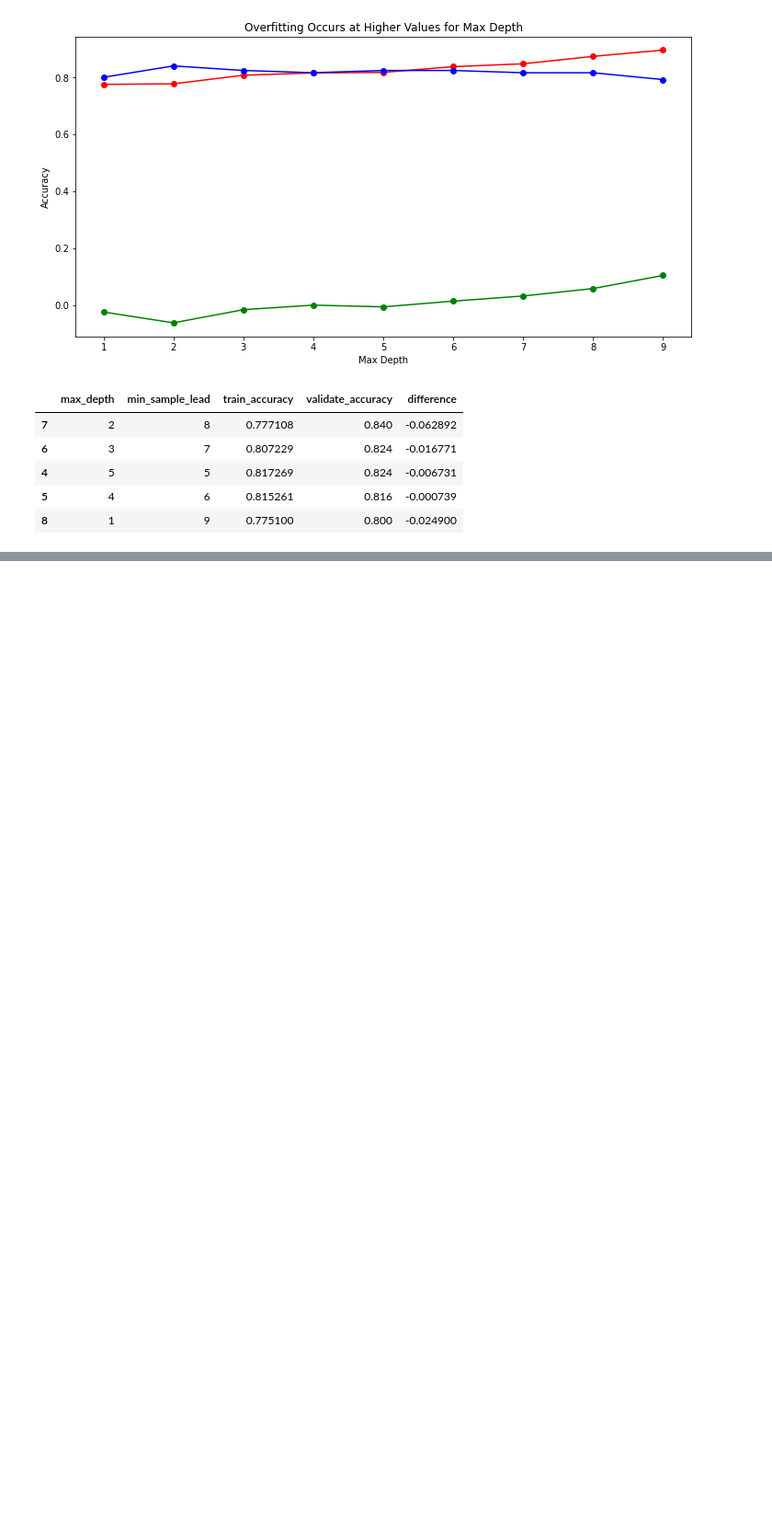
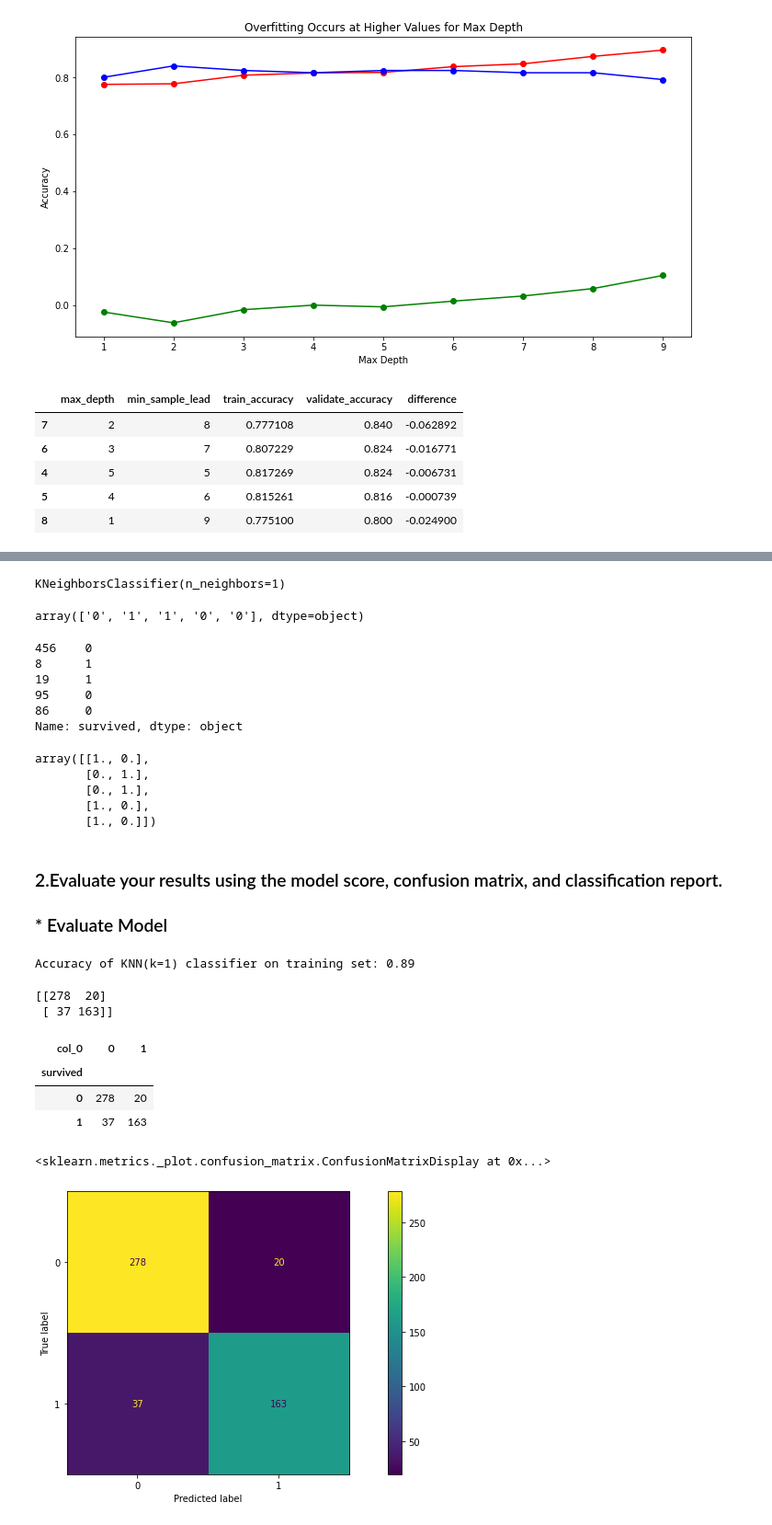
Before and after one commit to Chenchen070/Classification, a Jupyter notebook: model.ipynb, the cells around one changed output, grey strips where cells are left out. Shown: that part at 92% size. Drawn from its saved outputs; the diff is of its cells as text; code cells hidden in the pictures; blank space fills up the shorter version.

```diff
--- a/model.ipynb
+++ b/model.ipynb
@@ -941,0 +873,66 @@ df[df.difference <= 0.01].sort_values(by=['validate_accuracy', 'difference'], as
+# %%
+from sklearn.neighbors import KNeighborsClassifier
+from model import map_setosa_knn, train_validate_test_split
+
+# Create KNN Object
+knn1 = KNeighborsClassifier(n_neighbors=1, weights='uniform')
+# %%
+# Fit the Model to the Training Data
+knn1.fit(X_train, y_train)
+# %% [output]
+KNeighborsClassifier(n_neighbors=1)
+# %%
+# Make Predictions
+y_pred1 = knn1.predict(X_train)
+y_pred1[:5]
+# %% [output]
+array(['0', '1', '1', '0', '0'], dtype=object)
+# %%
+y_train[:5]
+# %% [output]
+456    0
+8      1
+19     1
+95     0
+86     0
+Name: survived, dtype: object
+# %%
+# Estimate Probability
+y_pred_proba1 = knn1.predict_proba(X_train)
+y_pred_proba1[:5]
+# %% [output]
+array([[1., 0.],
+       [0., 1.],
+       [0., 1.],
+       [1., 0.],
+       [1., 0.]])
+# %% [markdown]
+### 2.Evaluate your results using the model score, confusion matrix, and classification report.
+
+### *  Evaluate Model
+# %%
+# Compute the Accuracy
+
+print('Accuracy of KNN(k=1) classifier on training set: {:.2f}'
+     .format(knn1.score(X_train, y_train)))
+# %% [output]
+Accuracy of KNN(k=1) classifier on training set: 0.89
+# %%
+# Create a Confusion Matrix
+
+print(confusion_matrix(y_train, y_pred1))
+# %% [output]
+[[278  20]
+ [ 37 163]]
+# %%
+pd.crosstab(y_train, y_pred1)
+# %% [output]
+| col_0 | 0 | 1 |
+| survived |  |  |
+| 0 | 278 | 20 |
+| 1 | 37 | 163 |
+# %%
+plot_confusion_matrix(knn1, X_train, y_train)
+# %% [output]
+<sklearn.metrics._plot.confusion_matrix.ConfusionMatrixDisplay at 0x...>
+[figure, added]
```
Also changed, not shown: parts of 36 cells of this notebook.
